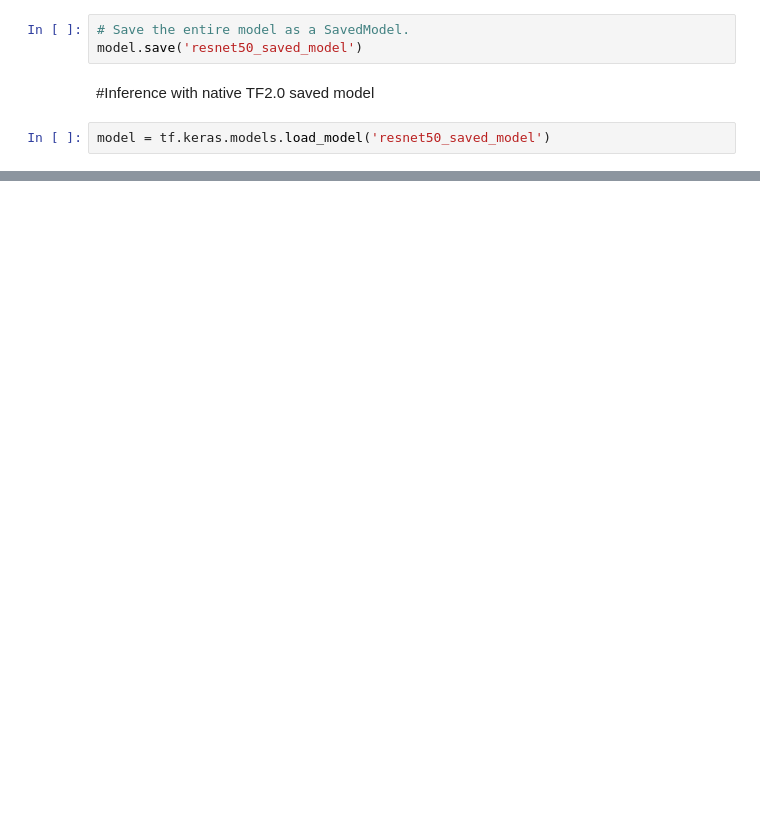
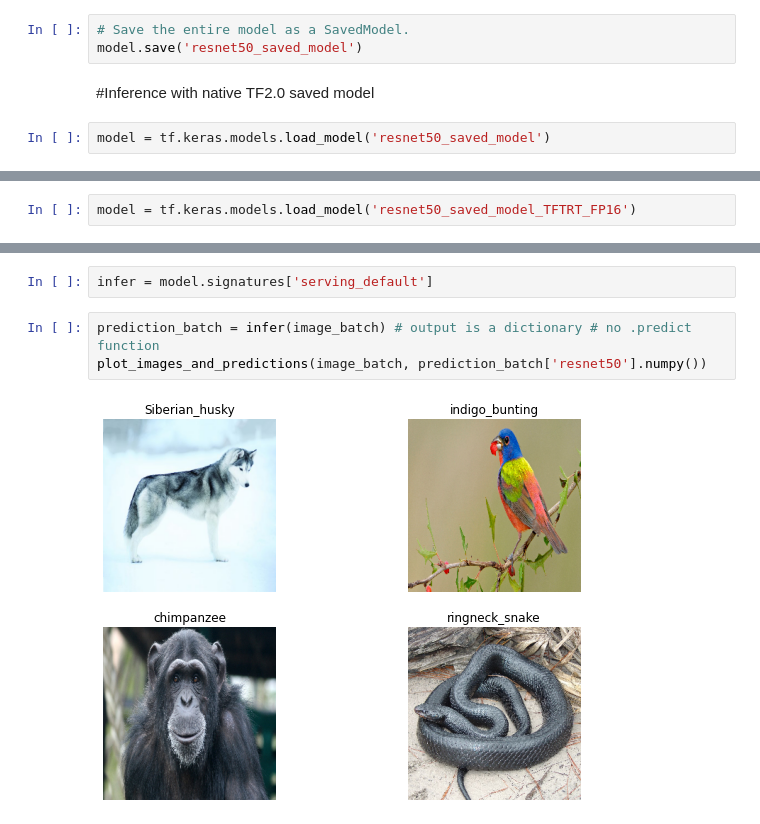
Before and after one commit to william-engel/JetsonNano, a Jupyter notebook: Jetson_Nano_Object_Detection.ipynb, the cells around one changed output, grey strips where cells are left out. Drawn from its saved outputs; the diff is of its cells as text; blank space fills up the shorter version.

```diff
--- a/Jetson_Nano_Object_Detection.ipynb
+++ b/Jetson_Nano_Object_Detection.ipynb
@@ -160,0 +314,2 @@ model = tf.keras.models.load_model('resnet50_saved_model')
+# %%
+model = tf.keras.models.load_model('resnet50_saved_model_TFTRT_FP16')
@@ -160,0 +340,7 @@ model = tf.keras.models.load_model('resnet50_saved_model')
+# %%
+infer = model.signatures['serving_default']
+# %%
+prediction_batch = infer(image_batch) # output is a dictionary # no .predict function
+plot_images_and_predictions(image_batch, prediction_batch['resnet50'].numpy())
+# %% [output]
+[figure, added]
```
Also changed, not shown: parts of 46 cells of this notebook.
